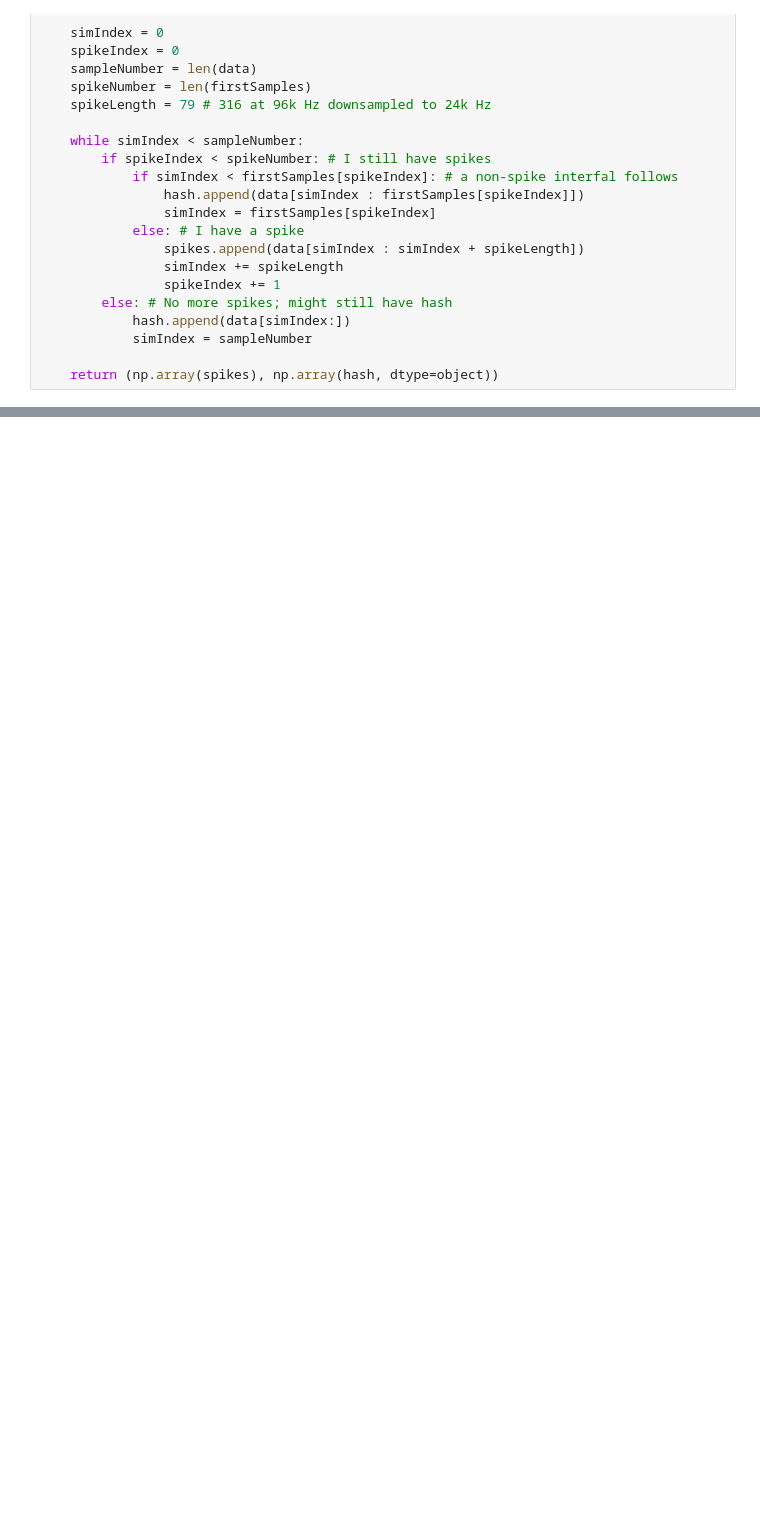
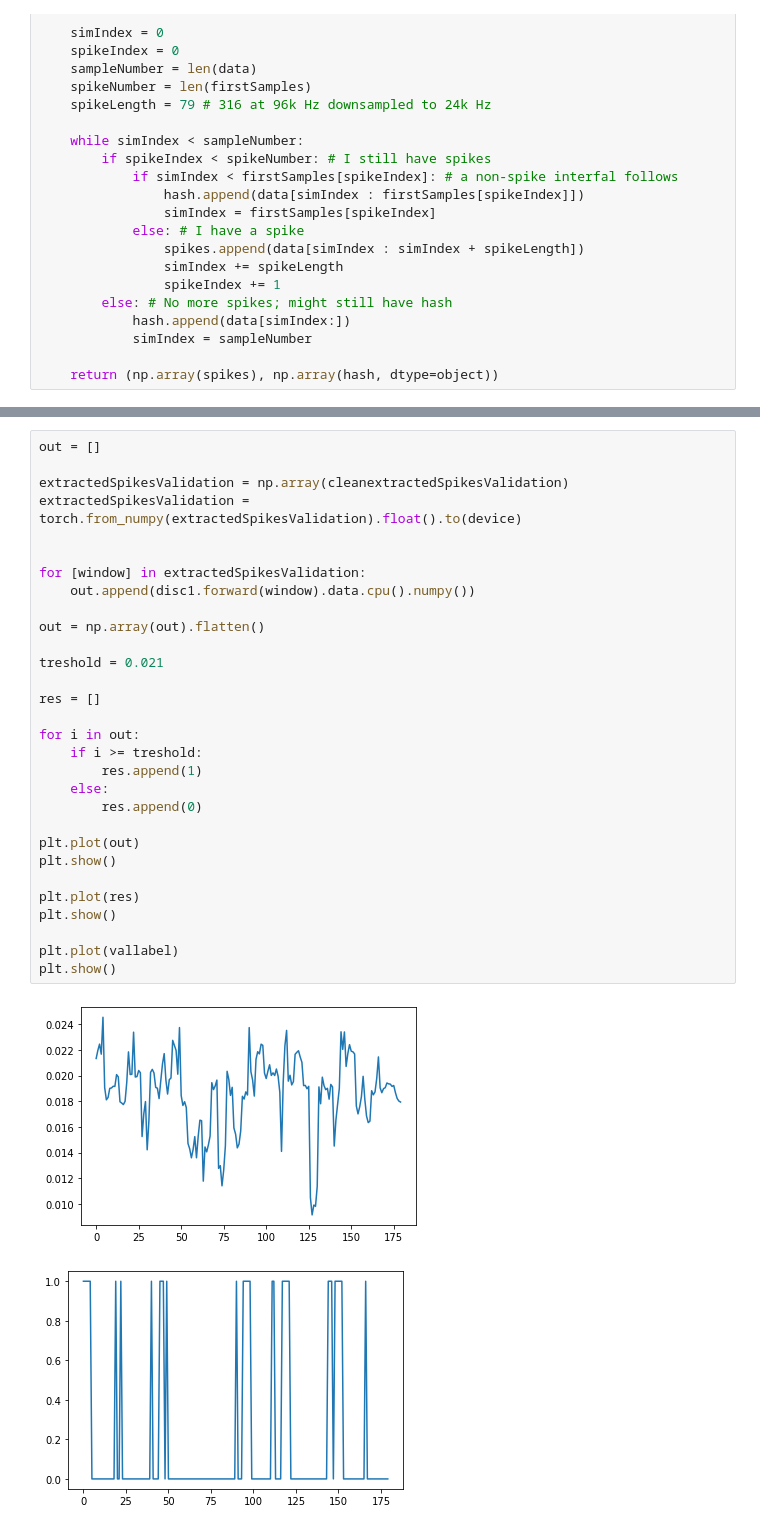
Before and after one commit to AlexDodon/sourceseparation_misc, a Jupyter notebook: time_series.ipynb, the cells around one changed output, grey strips where cells are left out. Saved outputs shown, nothing was run; the diff lists cells and outputs as text; blank space fills up the shorter version.

```diff
--- a/time_series.ipynb
+++ b/time_series.ipynb
@@ -396,0 +483,33 @@ sum is: 10.5482025
+# %%
+out = []
+
+extractedSpikesValidation = np.array(cleanextractedSpikesValidation)
+extractedSpikesValidation = torch.from_numpy(extractedSpikesValidation).float().to(device)
+
+
+for [window] in extractedSpikesValidation:
+    out.append(disc1.forward(window).data.cpu().numpy())
+
+out = np.array(out).flatten()
+
+treshold = 0.021
+
+res = []
+
+for i in out:
+    if i >= treshold:
+        res.append(1)
+    else:
+        res.append(0)
+
+plt.plot(out)
+plt.show()
+
+plt.plot(res)
+plt.show()
+
+plt.plot(vallabel)
+plt.show()
+# %% [output]
+[figure, added]
+[figure, added]
```
Also changed, not shown: parts of 11 cells of this notebook.
